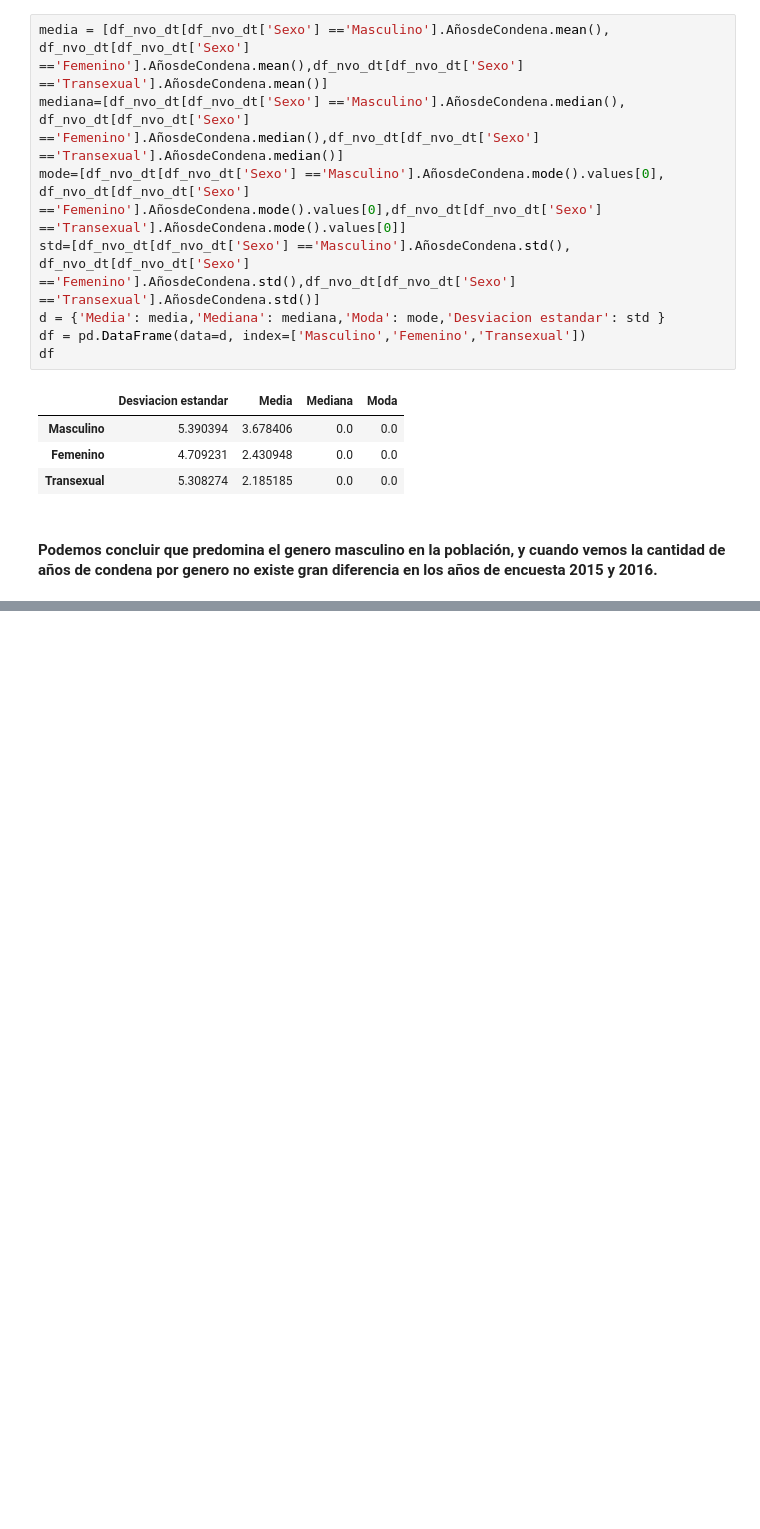
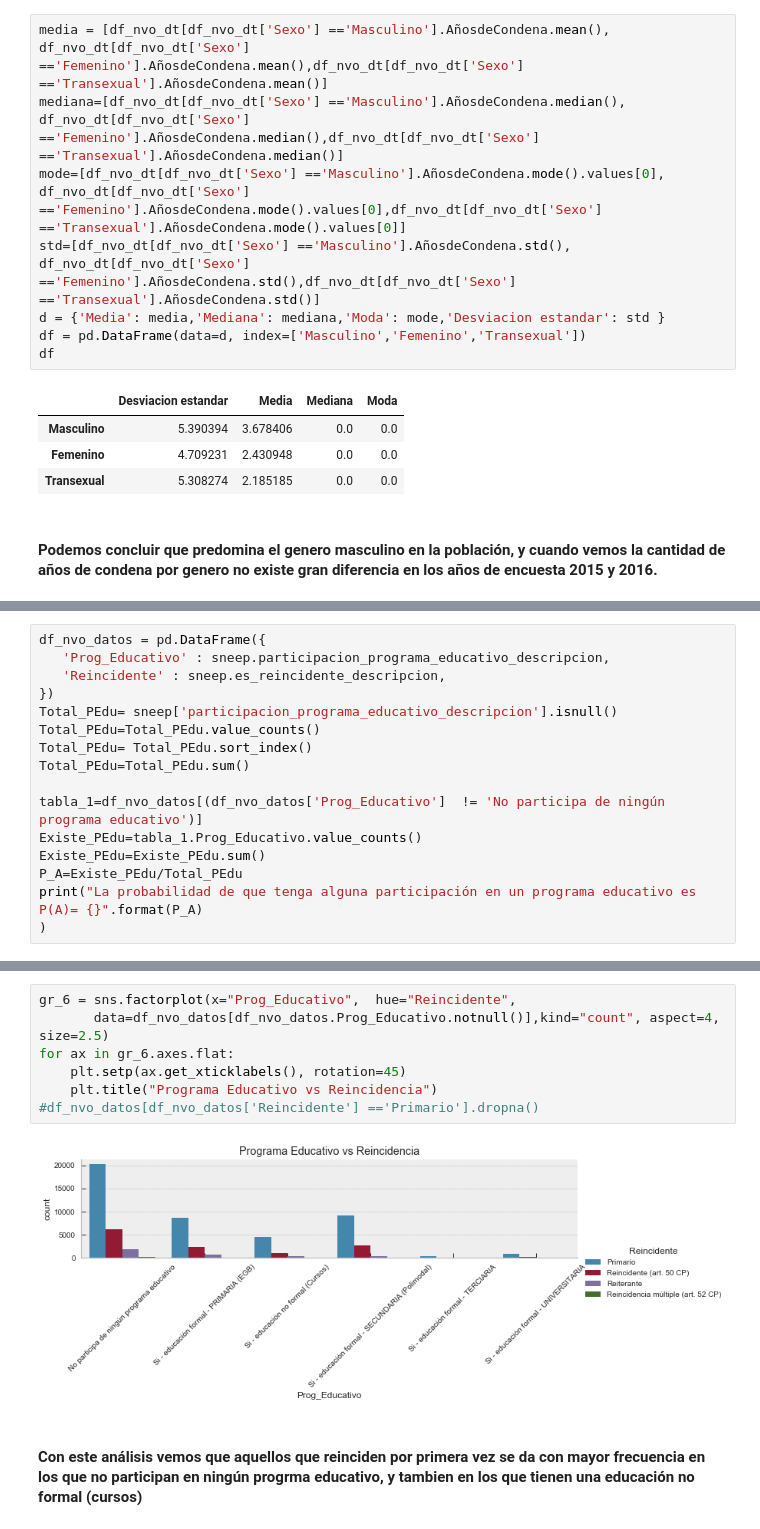
Before and after one commit to lauraminuet/AnalisisYVisualizacion, a Jupyter notebook: Laboratorio1.ipynb, the cells around one changed output, grey strips where cells are left out. Cells and saved outputs as stored; diff of their text form; blank space fills up the shorter version.

```diff
--- a/Laboratorio1.ipynb
+++ b/Laboratorio1.ipynb
@@ -182,0 +187,16 @@ df
+# %%
+df_nvo_datos = pd.DataFrame({
+   'Prog_Educativo' : sneep.participacion_programa_educativo_descripcion,
+   'Reincidente' : sneep.es_reincidente_descripcion,
+})
+Total_PEdu= sneep['participacion_programa_educativo_descripcion'].isnull()
+Total_PEdu=Total_PEdu.value_counts()
+Total_PEdu= Total_PEdu.sort_index()
+Total_PEdu=Total_PEdu.sum()
+
+tabla_1=df_nvo_datos[(df_nvo_datos['Prog_Educativo']  != 'No participa de ningún programa educativo')]
+Existe_PEdu=tabla_1.Prog_Educativo.value_counts()
+Existe_PEdu=Existe_PEdu.sum()
+P_A=Existe_PEdu/Total_PEdu
+print("La probabilidad de que tenga alguna participación en un programa educativo es P(A)= {}".format(P_A)
+)
@@ -182,0 +240,11 @@ df
+# %%
+gr_6 = sns.factorplot(x="Prog_Educativo",  hue="Reincidente",
+       data=df_nvo_datos[df_nvo_datos.Prog_Educativo.notnull()],kind="count", aspect=4, size=2.5)
+for ax in gr_6.axes.flat:
+    plt.setp(ax.get_xticklabels(), rotation=45)
+    plt.title("Programa Educativo vs Reincidencia")
+#df_nvo_datos[df_nvo_datos['Reincidente'] =='Primario'].dropna()
+# %% [output]
+[figure, added]
+# %% [markdown]
+#### Con este análisis vemos que aquellos que reinciden por primera vez se da con mayor frecuencia en los que no participan en ningún progrma educativo, y tambien en los que tienen una educación no formal (cursos)
```
Also changed, not shown: parts of 13 cells of this notebook.
